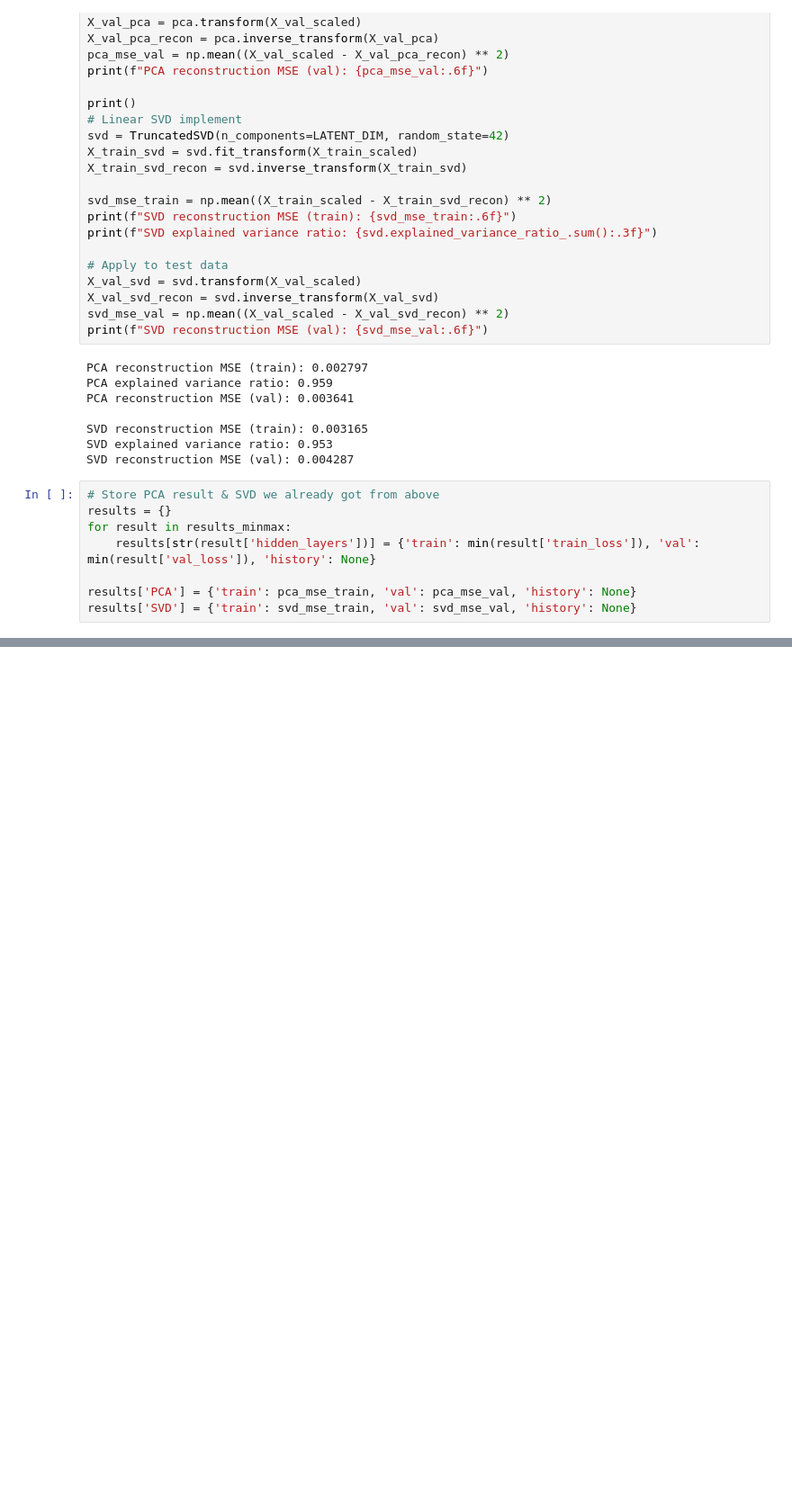
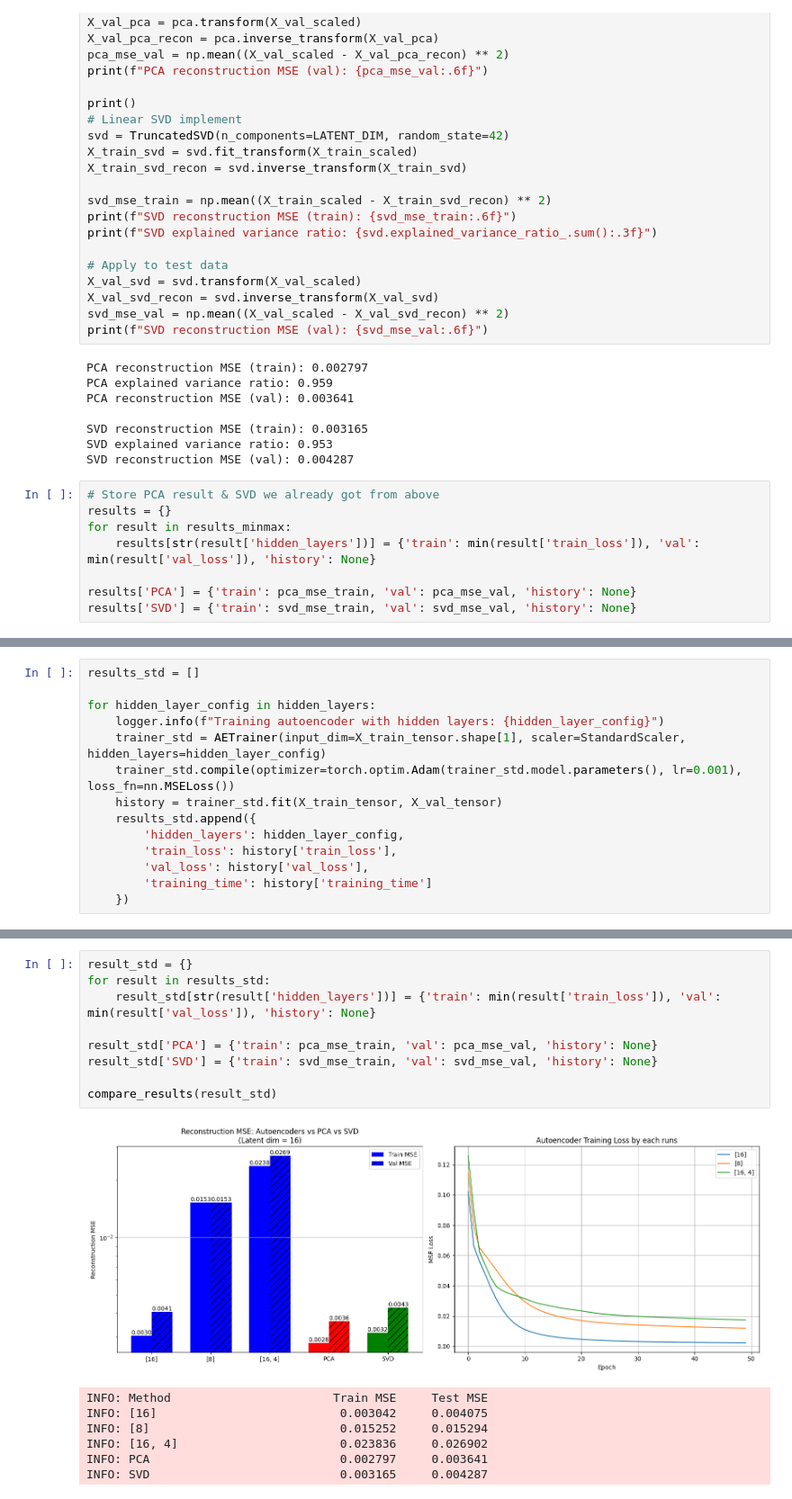
Before and after one commit to CameronRojas/AQI_Training, a Jupyter notebook: training_prototype_V2/time_variant_AE.ipynb, the cells around one changed output, grey strips where cells are left out. Shown at 90% size. Drawn from its saved outputs; the diff is of its cells as text; blank space fills up the shorter version.

Commit message:
add StandardScaler testing results

```diff
--- a/training_prototype_V2/time_variant_AE.ipynb
+++ b/training_prototype_V2/time_variant_AE.ipynb
@@ -432,0 +425,14 @@ SVD                           0.003165     0.004287
+# %%
+results_std = []
+
+for hidden_layer_config in hidden_layers:
+    logger.info(f"Training autoencoder with hidden layers: {hidden_layer_config}")
+    trainer_std = AETrainer(input_dim=X_train_tensor.shape[1], scaler=StandardScaler, hidden_layers=hidden_layer_config)
+    trainer_std.compile(optimizer=torch.optim.Adam(trainer_std.model.parameters(), lr=0.001), loss_fn=nn.MSELoss())
+    history = trainer_std.fit(X_train_tensor, X_val_tensor)
+    results_std.append({
+        'hidden_layers': hidden_layer_config,
+        'train_loss': history['train_loss'],
+        'val_loss': history['val_loss'],
+        'training_time': history['training_time']
+    })
@@ -432,0 +468,17 @@ SVD                           0.003165     0.004287
+# %%
+result_std = {}
+for result in results_std:
+    result_std[str(result['hidden_layers'])] = {'train': min(result['train_loss']), 'val': min(result['val_loss']), 'history': None}
+
+result_std['PCA'] = {'train': pca_mse_train, 'val': pca_mse_val, 'history': None}
+result_std['SVD'] = {'train': svd_mse_train, 'val': svd_mse_val, 'history': None}
+
+compare_results(result_std)
+# %% [output]
+[figure, added]
+INFO: Method                       Train MSE     Test MSE
+INFO: [16]                          0.003042     0.004075
+INFO: [8]                           0.015252     0.015294
+INFO: [16, 4]                       0.023836     0.026902
+INFO: PCA                           0.002797     0.003641
+INFO: SVD                           0.003165     0.004287
```
Also changed, not shown: parts of 6 cells of this notebook.
